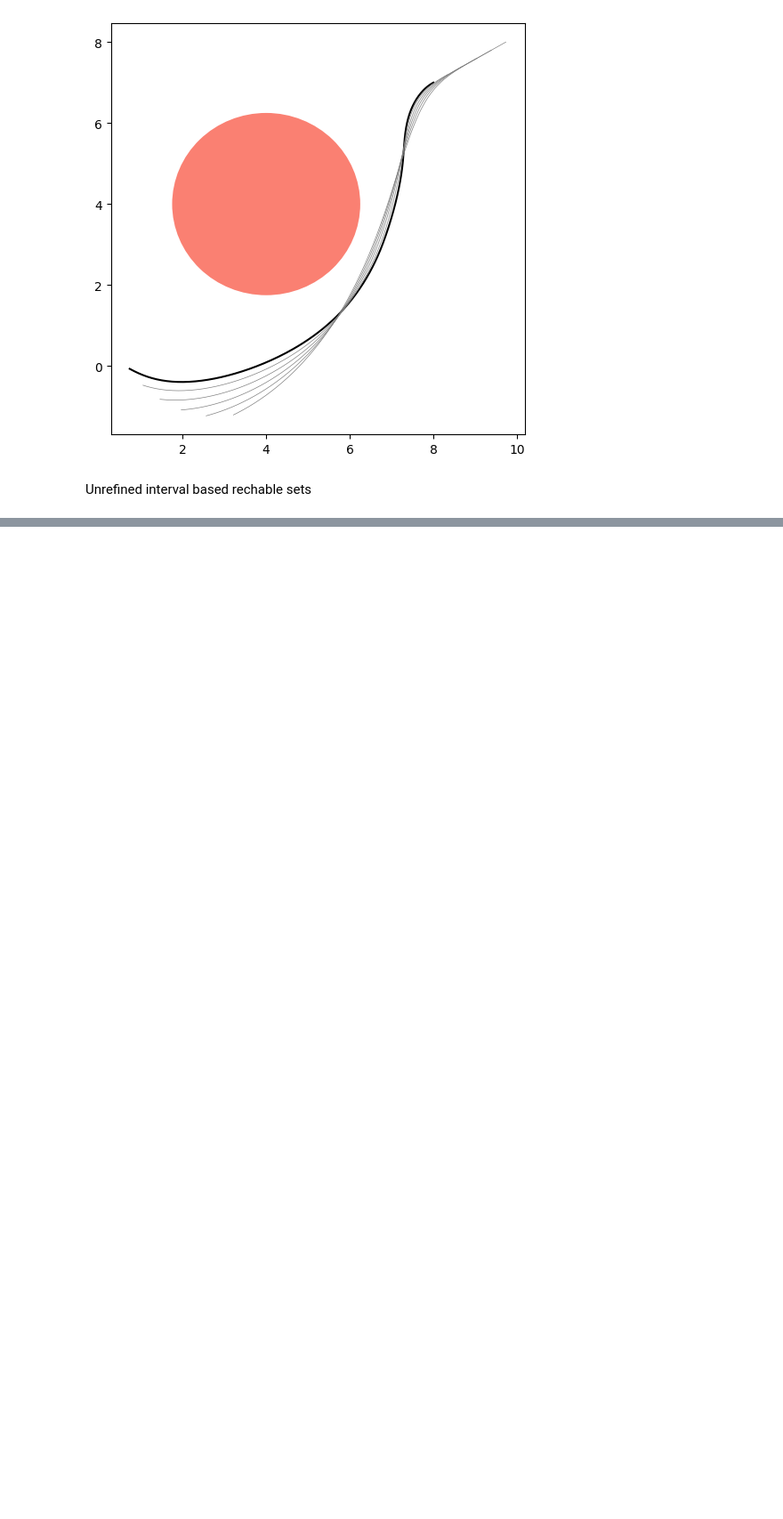
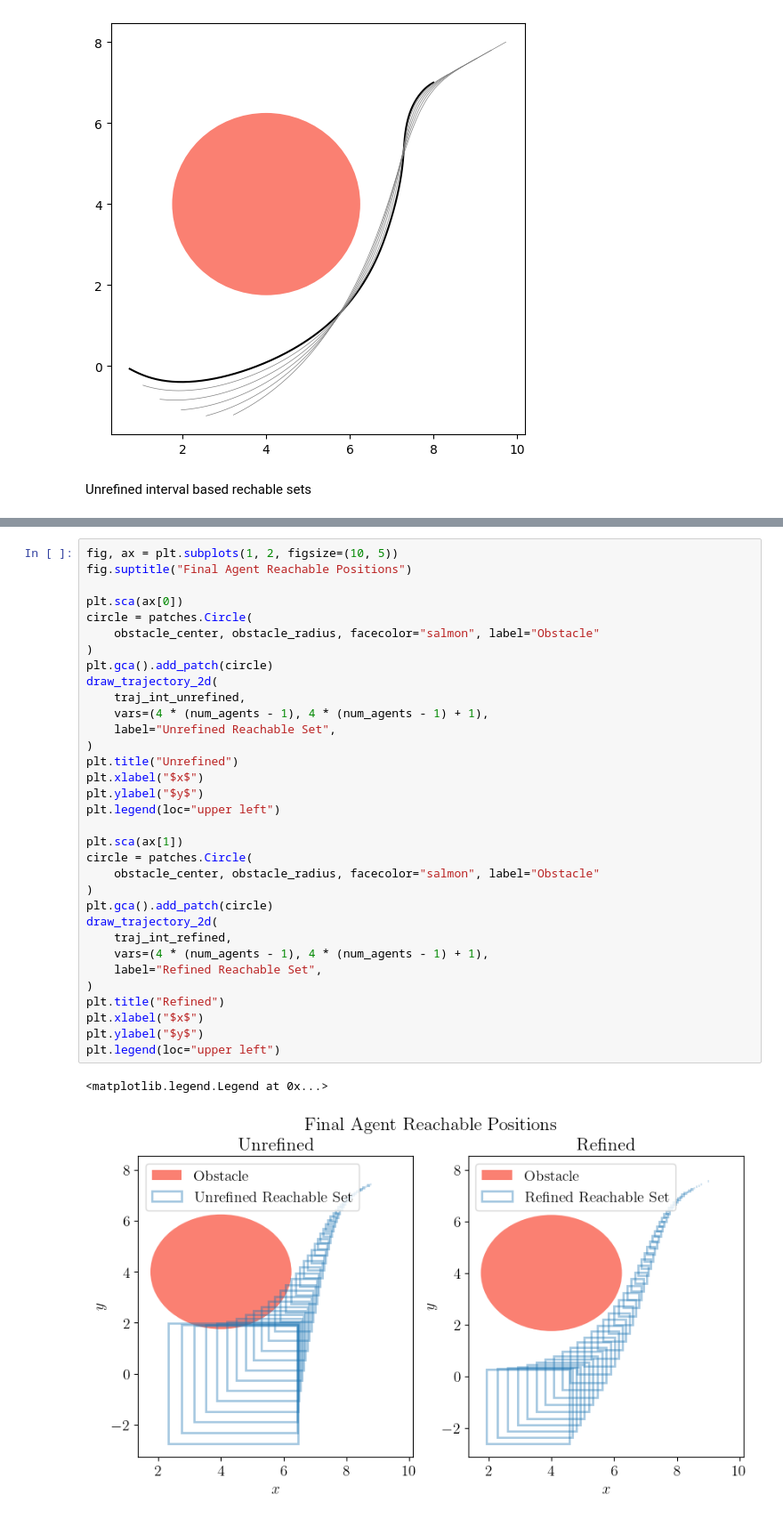
Before and after one commit to gtfactslab/immrax, a Jupyter notebook: examples/auxillary_vars/platoon.ipynb, the cells around one changed output, grey strips where cells are left out. Shown at 89% size. Saved outputs shown, nothing was run; the diff lists cells and outputs as text; blank space fills up the shorter version.

```diff
--- a/examples/auxillary_vars/platoon.ipynb
+++ b/examples/auxillary_vars/platoon.ipynb
@@ -399,3 +400,39 @@ for i in range(num_agents):
+# %%
+fig, ax = plt.subplots(1, 2, figsize=(10, 5))
+fig.suptitle("Final Agent Reachable Positions")
+
+plt.sca(ax[0])
+circle = patches.Circle(
+    obstacle_center, obstacle_radius, facecolor="salmon", label="Obstacle"
+)
+plt.gca().add_patch(circle)
+draw_trajectory_2d(
+    traj_int_unrefined,
+    vars=(4 * (num_agents - 1), 4 * (num_agents - 1) + 1),
+    label="Unrefined Reachable Set",
+)
+plt.title("Unrefined")
+plt.xlabel("$x$")
+plt.ylabel("$y$")
+plt.legend(loc="upper left")
+
+plt.sca(ax[1])
+circle = patches.Circle(
+    obstacle_center, obstacle_radius, facecolor="salmon", label="Obstacle"
+)
+plt.gca().add_patch(circle)
+draw_trajectory_2d(
+    traj_int_refined,
+    vars=(4 * (num_agents - 1), 4 * (num_agents - 1) + 1),
+    label="Refined Reachable Set",
+)
+plt.title("Refined")
+plt.xlabel("$x$")
+plt.ylabel("$y$")
+plt.legend(loc="upper left")
+# %% [output]
+<matplotlib.legend.Legend at 0x...>
+[figure, added]
 # %%
 for i in range(3, 13, 3):
     platoon = Platoon(i)
```
Also changed, not shown: parts of 5 cells of this notebook.
